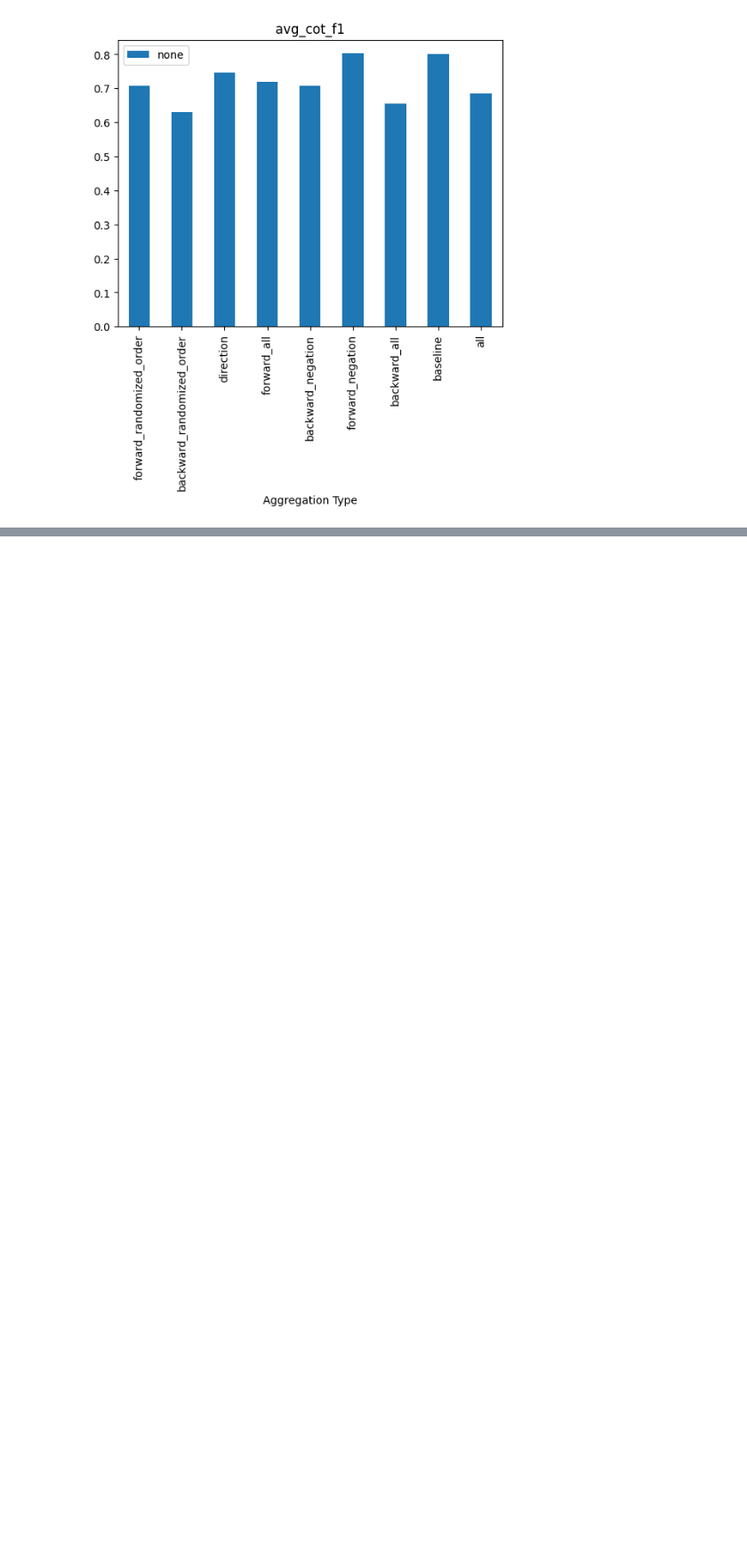
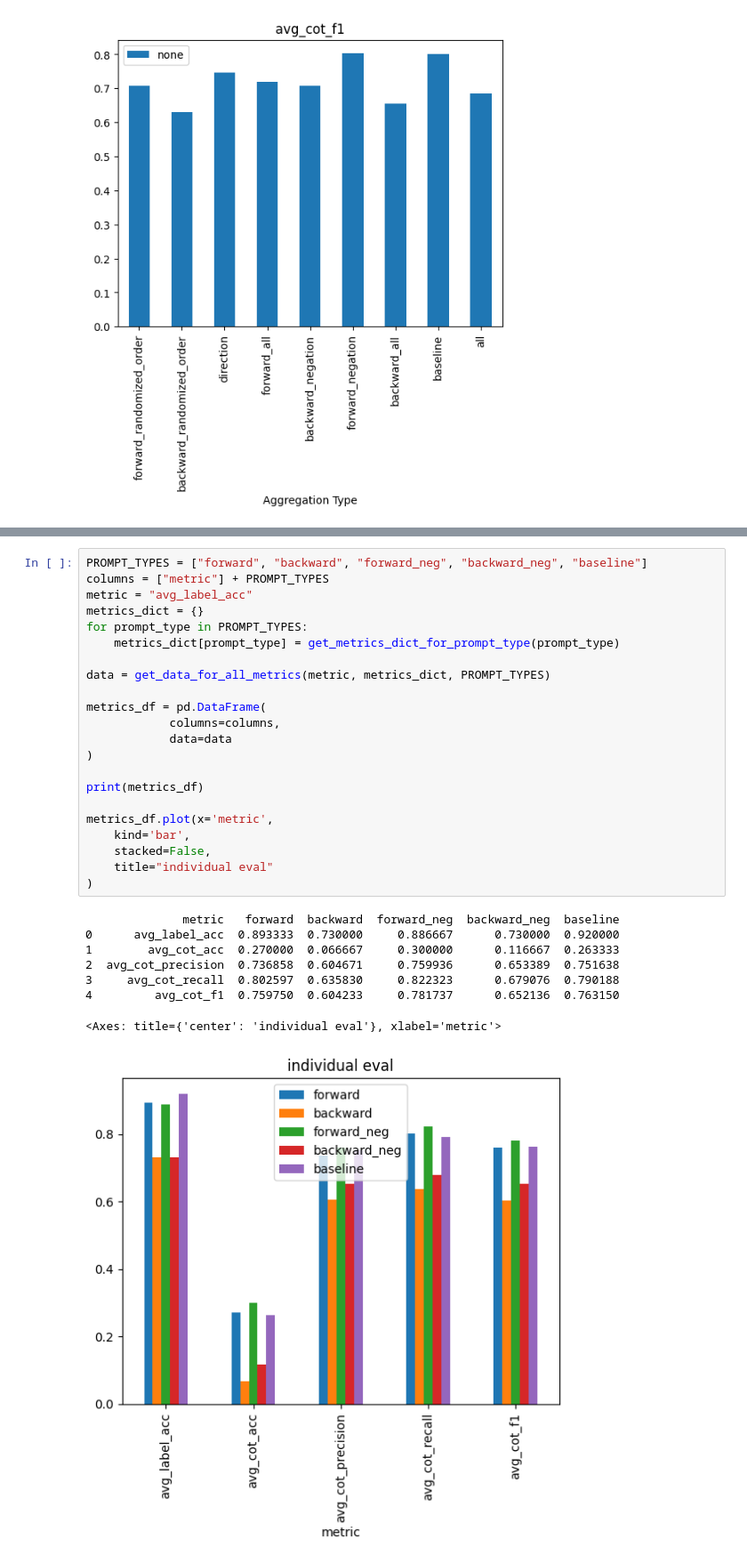
Before and after one commit to elaine-sui/cs224u_final_project, a Jupyter notebook: evaluate/simple_evaluate.ipynb, the cells around one changed output, grey strips where cells are left out. Shown: that part at 89% size. Drawn from its saved outputs; the diff is of its cells as text; blank space fills up the shorter version.

```diff
--- a/evaluate/simple_evaluate.ipynb
+++ b/evaluate/simple_evaluate.ipynb
@@ -336,0 +326,31 @@ baseline max: 0.7828173936689109
+# %%
+PROMPT_TYPES = ["forward", "backward", "forward_neg", "backward_neg", "baseline"]
+columns = ["metric"] + PROMPT_TYPES
+metric = "avg_label_acc"
+metrics_dict = {}
+for prompt_type in PROMPT_TYPES:
+    metrics_dict[prompt_type] = get_metrics_dict_for_prompt_type(prompt_type)
+
+data = get_data_for_all_metrics(metric, metrics_dict, PROMPT_TYPES)
+
+metrics_df = pd.DataFrame(
+            columns=columns,
+            data=data
+)
+
+print(metrics_df)
+
+metrics_df.plot(x='metric',
+    kind='bar',
+    stacked=False,
+    title="individual eval"
+)
+# %% [output]
+              metric   forward  backward  forward_neg  backward_neg  baseline
+0      avg_label_acc  0.893333  0.730000     0.886667      0.730000  0.920000
+1        avg_cot_acc  0.270000  0.066667     0.300000      0.116667  0.263333
+2  avg_cot_precision  0.736858  0.604671     0.759936      0.653389  0.751638
+3     avg_cot_recall  0.802597  0.635830     0.822323      0.679076  0.790188
+4         avg_cot_f1  0.759750  0.604233     0.781737      0.652136  0.763150
+<Axes: title={'center': 'individual eval'}, xlabel='metric'>
+[figure, added]
```
Also changed, not shown: parts of 11 cells of this notebook, 15 other files.
